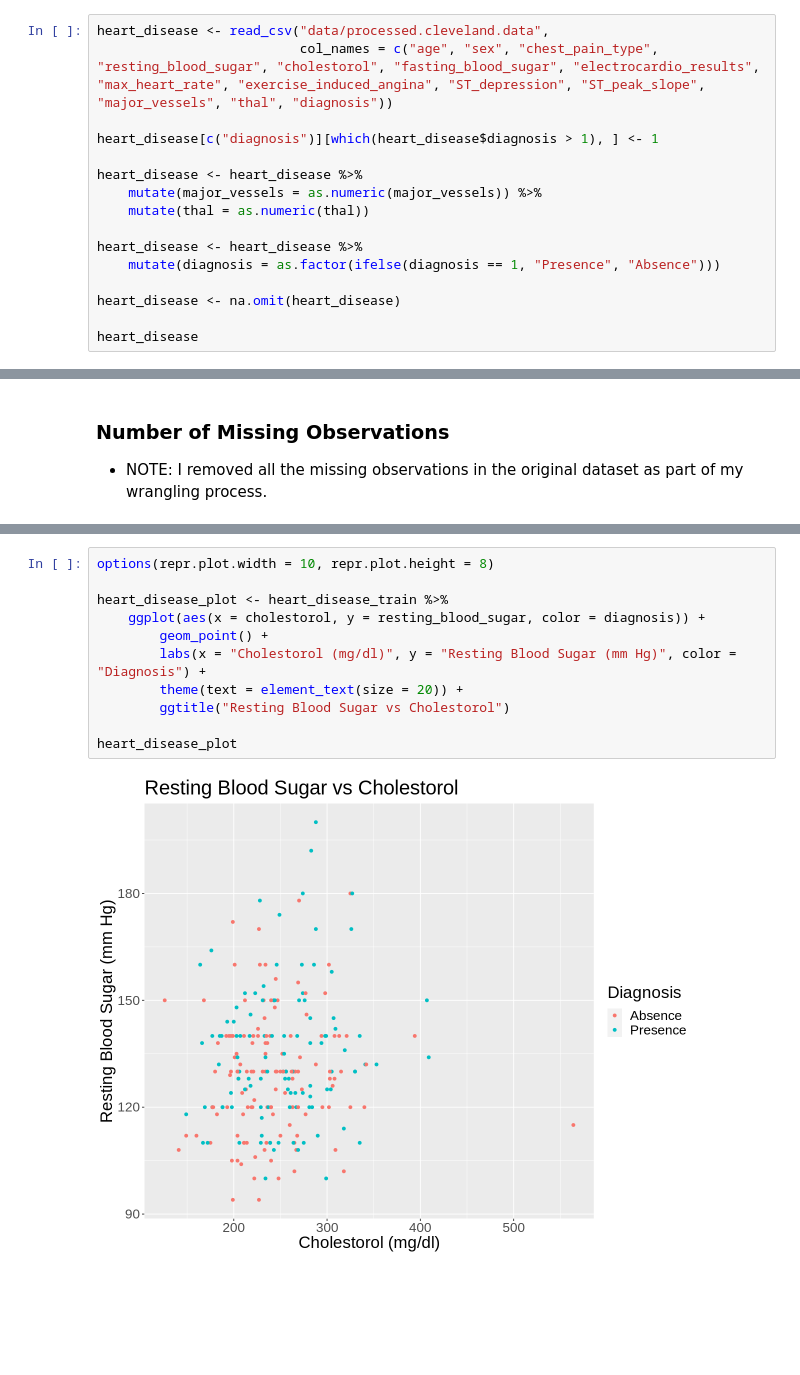
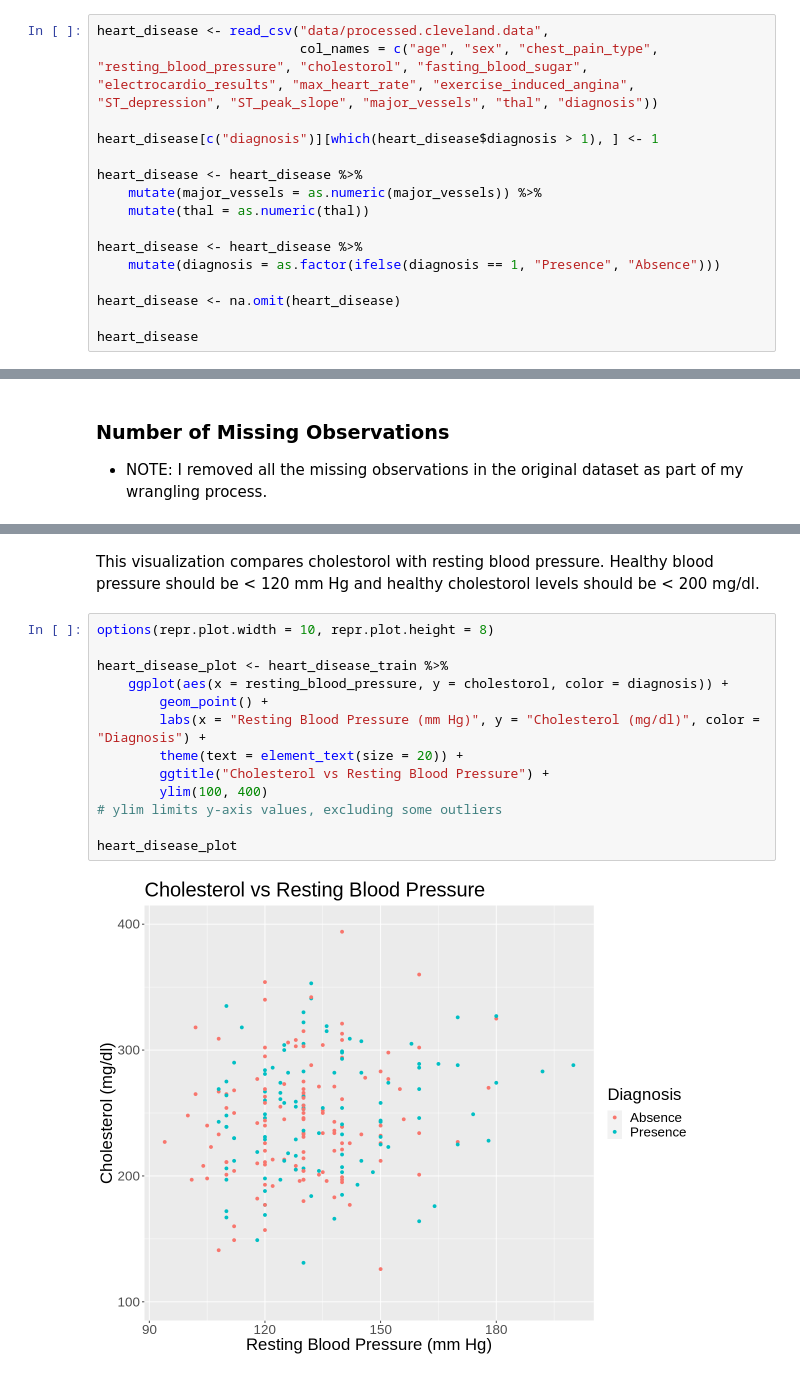
Before and after one commit to meleongg/dsci-100-project, a Jupyter notebook: proposal.ipynb, the cells around one changed output, grey strips where cells are left out. Saved outputs shown, nothing was run; the diff lists cells and outputs as text; blank space fills up the shorter version.

Commit message:
added visualizations
added 4 visualizations to support my method

```diff
--- a/proposal.ipynb
+++ b/proposal.ipynb
@@ -48,7 +48,7 @@ However, I perform some wrangling improvements:
 - Removing 6 observations with missing data
 # %%
 heart_disease <- read_csv("data/processed.cleveland.data",
-                          col_names = c("age", "sex", "chest_pain_type", "resting_blood_sugar", "cholestorol", "fasting_blood_sugar", "electrocardio_results", "max_heart_rate", "exercise_induced_angina", "ST_depression", "ST_peak_slope", "major_vessels", "thal", "diagnosis"))
+                          col_names = c("age", "sex", "chest_pain_type", "resting_blood_pressure", "cholestorol", "fasting_blood_sugar", "electrocardio_results", "max_heart_rate", "exercise_induced_angina", "ST_depression", "ST_peak_slope", "major_vessels", "thal", "diagnosis"))
 
 heart_disease[c("diagnosis")][which(heart_disease$diagnosis > 1), ] <- 1
 
@@ -271,13 +183,17 @@ I've chosen to visualize <b>cholestorol</b> levels versus <b>resting_blood_sugar
+# %% [markdown]
+This visualization compares cholestorol with resting blood pressure. Healthy blood pressure should be < 120 mm Hg and healthy cholestorol levels should be < 200 mg/dl.
 # %%
 options(repr.plot.width = 10, repr.plot.height = 8)
 
 heart_disease_plot <- heart_disease_train %>%
-    ggplot(aes(x = cholestorol, y = resting_blood_sugar, color = diagnosis)) +
+    ggplot(aes(x = resting_blood_pressure, y = cholestorol, color = diagnosis)) +
         geom_point() +
-        labs(x = "Cholestorol (mg/dl)", y = "Resting Blood Sugar (mm Hg)", color = "Diagnosis") +
+        labs(x = "Resting Blood Pressure (mm Hg)", y = "Cholesterol (mg/dl)", color = "Diagnosis") +
         theme(text = element_text(size = 20)) +
-        ggtitle("Resting Blood Sugar vs Cholestorol")
+        ggtitle("Cholesterol vs Resting Blood Pressure") +
+        ylim(100, 400)
+# ylim limits y-axis values, excluding some outliers
 
 heart_disease_plot
 # %% [output]
-[figure, old version]
+[figure, new version]
```
Also changed, not shown: parts of 21 cells of this notebook.
